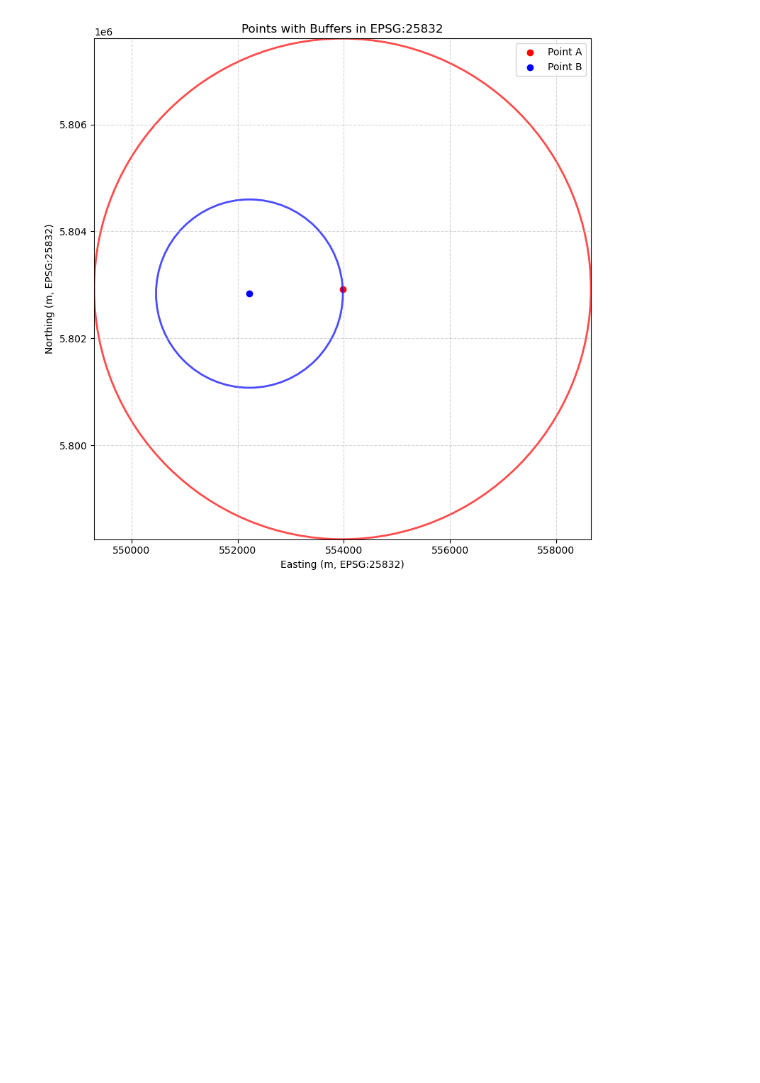
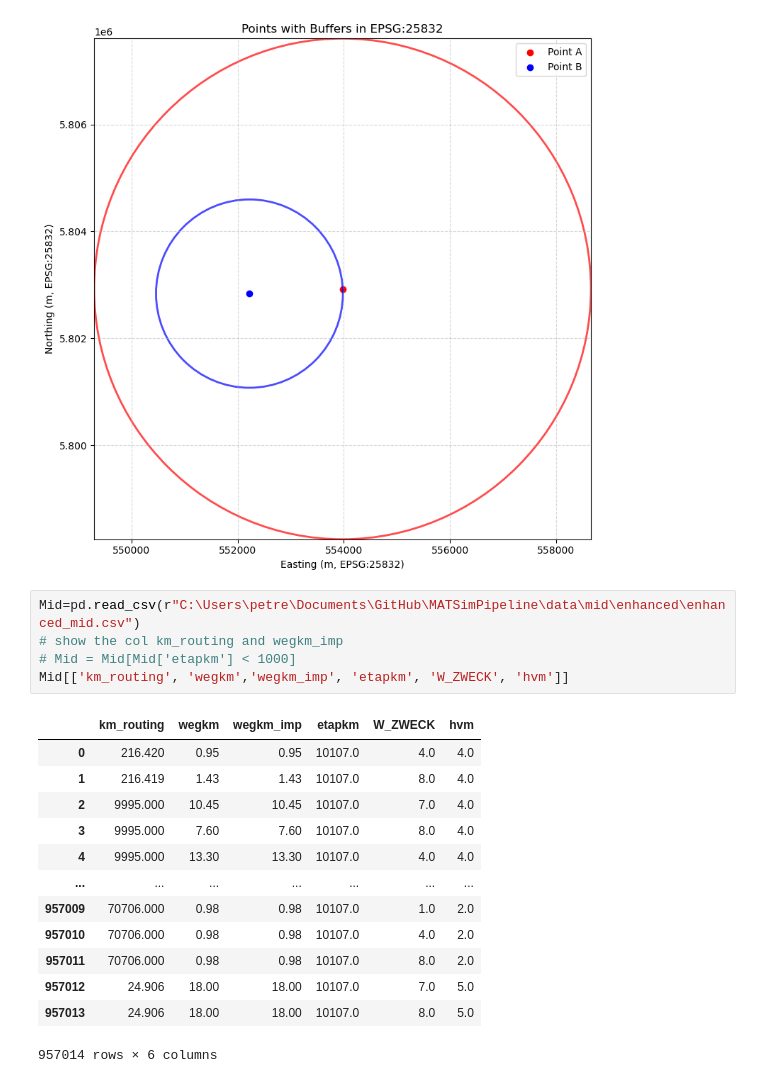
Before and after one commit to TUBS-IVS/MATSimPipeline, a Jupyter notebook: analysis/analysisnb.ipynb, the cells around one changed output. Saved outputs shown, nothing was run; the diff lists cells and outputs as text; blank space fills up the shorter version.

```diff
--- a/analysis/analysisnb.ipynb
+++ b/analysis/analysisnb.ipynb
@@ -189,3 +177,22 @@ plt.tight_layout()
 plt.show()
 # %% [output]
 [figure]
+# %%
+Mid=pd.read_csv(r"C:\Users\petre\Documents\GitHub\MATSimPipeline\data\mid\enhanced\enhanced_mid.csv")
+# show the col km_routing and wegkm_imp
+# Mid = Mid[Mid['etapkm'] < 1000]
+Mid[['km_routing', 'wegkm','wegkm_imp', 'etapkm', 'W_ZWECK', 'hvm']]
+# %% [output]
+|  | km_routing | wegkm | wegkm_imp | etapkm | W_ZWECK | hvm |
+| 0 | 216.420 | 0.95 | 0.95 | 10107.0 | 4.0 | 4.0 |
+| 1 | 216.419 | 1.43 | 1.43 | 10107.0 | 8.0 | 4.0 |
+| 2 | 9995.000 | 10.45 | 10.45 | 10107.0 | 7.0 | 4.0 |
+| 3 | 9995.000 | 7.60 | 7.60 | 10107.0 | 8.0 | 4.0 |
+| 4 | 9995.000 | 13.30 | 13.30 | 10107.0 | 4.0 | 4.0 |
+| ... | ... | ... | ... | ... | ... | ... |
+| 957009 | 70706.000 | 0.98 | 0.98 | 10107.0 | 1.0 | 2.0 |
+| 957010 | 70706.000 | 0.98 | 0.98 | 10107.0 | 4.0 | 2.0 |
+| 957011 | 70706.000 | 0.98 | 0.98 | 10107.0 | 8.0 | 2.0 |
+| 957012 | 24.906 | 18.00 | 18.00 | 10107.0 | 7.0 | 5.0 |
+| 957013 | 24.906 | 18.00 | 18.00 | 10107.0 | 8.0 | 5.0 |
+957014 rows × 6 columns
```
Also changed, not shown: parts of 6 cells of this notebook, 4 other files.
